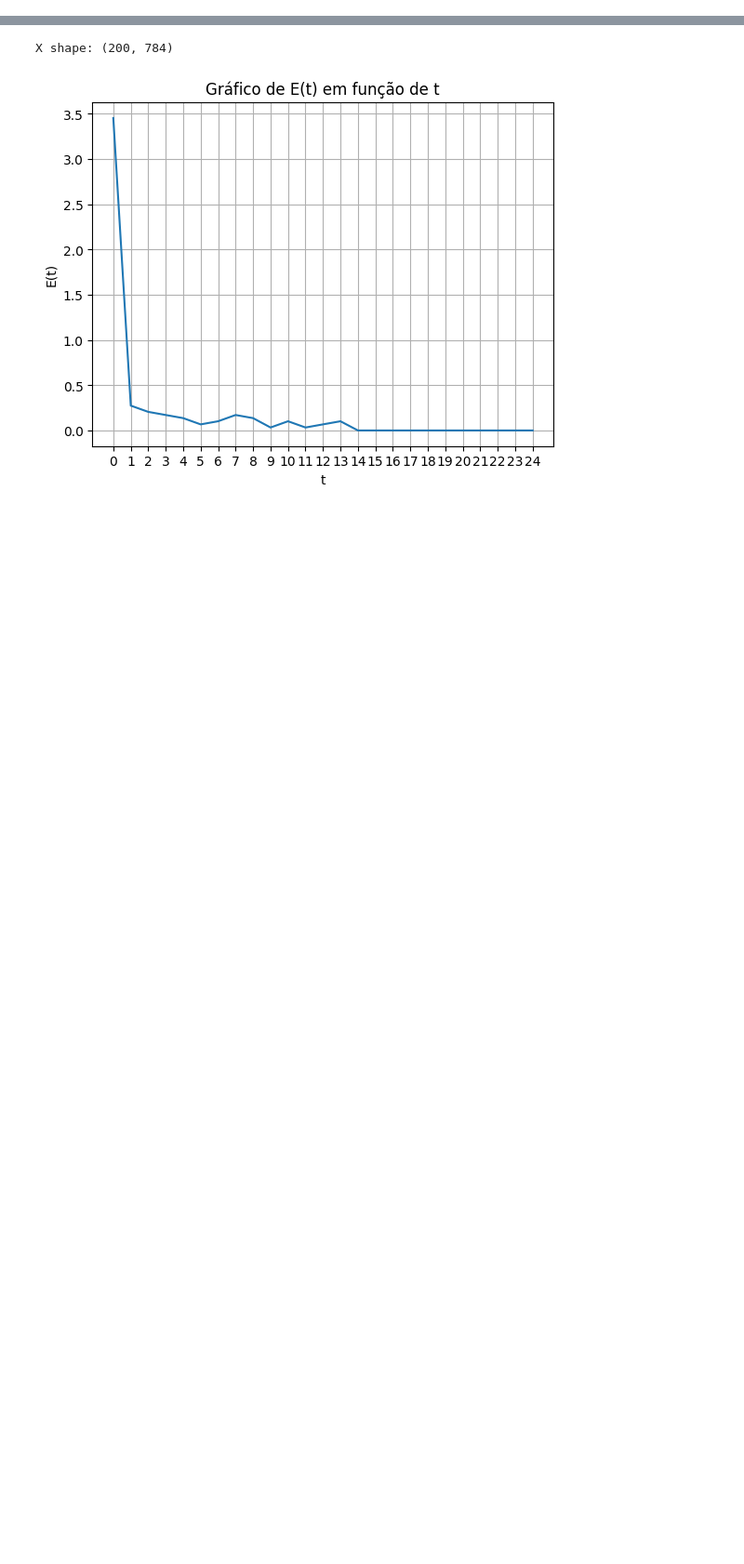
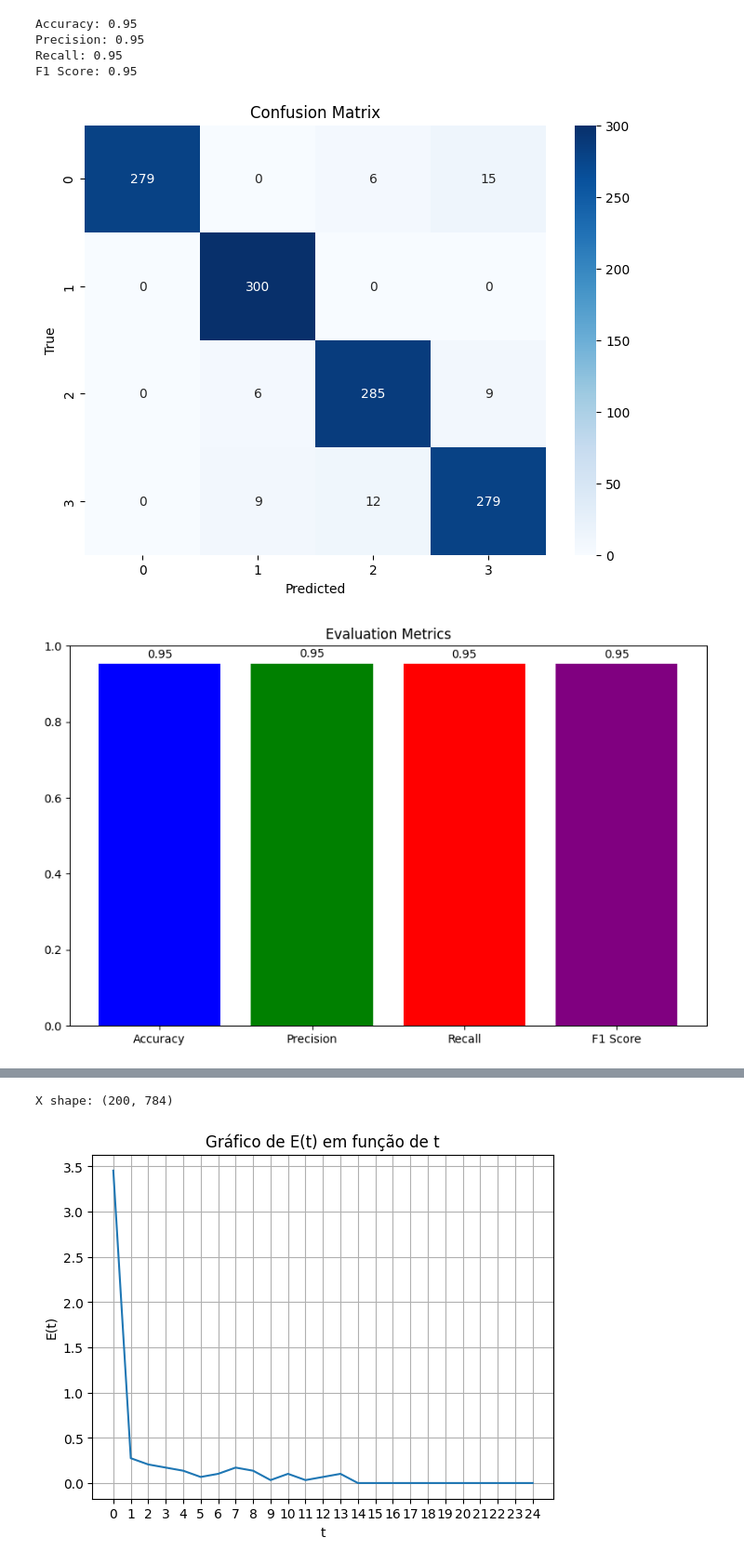
Before and after one commit to GuiSSMartins/OML-MMC, a Jupyter notebook: OVO_Primal.ipynb, the cells around one changed output, grey strips where cells are left out. Shown: that part at 93% size. Saved outputs shown, nothing was run; the diff lists cells and outputs as text; code cells hidden in the pictures; blank space fills up the shorter version.

```diff
--- a/OVO_Faustino.ipynb
+++ b/OVO_Primal.ipynb
@@ -81,0 +265,61 @@ X shape: (200, 784)
+# %%
+import numpy as np
+from sklearn.metrics import accuracy_score, precision_score, recall_score, f1_score, confusion_matrix, classification_report
+import matplotlib.pyplot as plt
+import seaborn as sns
+
+# Supondo que Y_testes e previsoes já estejam definidos
+# Y_testes = np.array([...])
+# previsoes = np.array([...])
+
+# Calculando as métricas
+accuracy = accuracy_score(Y_testes, previsoes)
+precision = precision_score(Y_testes, previsoes, average='macro')
+recall = recall_score(Y_testes, previsoes, average='macro')
+f1 = f1_score(Y_testes, previsoes, average='macro')
+
+# Imprimindo as métricas
+print(f'Accuracy: {accuracy:.2f}')
+print(f'Precision: {precision:.2f}')
+print(f'Recall: {recall:.2f}')
+print(f'F1 Score: {f1:.2f}')
+
+# Matriz de confusão
+conf_matrix = confusion_matrix(Y_testes, previsoes)
+
+# Gráfico da matriz de confusão
+plt.figure(figsize=(8, 6))
+sns.heatmap(conf_matrix, annot=True, fmt='d', cmap='Blues', xticklabels=np.unique(Y_testes), yticklabels=np.unique(Y_testes))
+plt.xlabel('Predicted')
+plt.ylabel('True')
+plt.title('Confusion Matrix')
+plt.show()
+
+# Gráfico das métricas
+metrics = {'Accuracy': accuracy, 'Precision': precision, 'Recall': recall, 'F1 Score': f1}
+plt.figure(figsize=(10, 6))
+bars = plt.bar(metrics.keys(), metrics.values(), color=['blue', 'green', 'red', 'purple'])
+plt.ylim(0, 1)
+plt.title('Evaluation Metrics')
+
+# Adicionando os valores a cada barra
+for bar in bars:
+    yval = bar.get_height()
+    plt.text(bar.get_x() + bar.get_width()/2, yval + 0.01, f'{yval:.2f}', ha='center', va='bottom')
+
+plt.show()
+
+# Nomes das classes dinamicamente
+classes = np.unique(Y_testes)
+class_names = [f'Class {cls}' for cls in classes]
+
+# Relatório de classificação completo
+report = classification_report(Y_testes, previsoes, target_names=class_names)
+print('\nClassification Report:\n', report)
+# %% [output]
+Accuracy: 0.95
+Precision: 0.95
+Recall: 0.95
+F1 Score: 0.95
+[figure, added]
+[figure, added]
```
Also changed, not shown: parts of 8 cells of this notebook, 4 other files.
